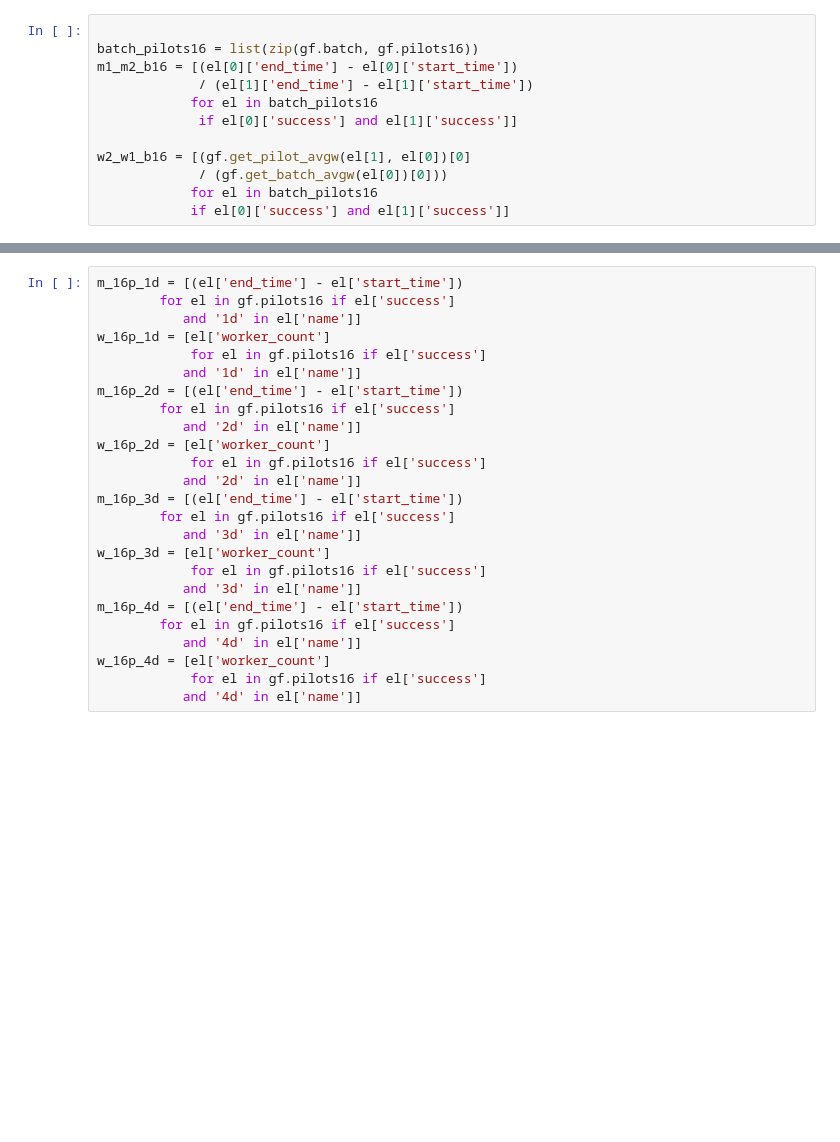
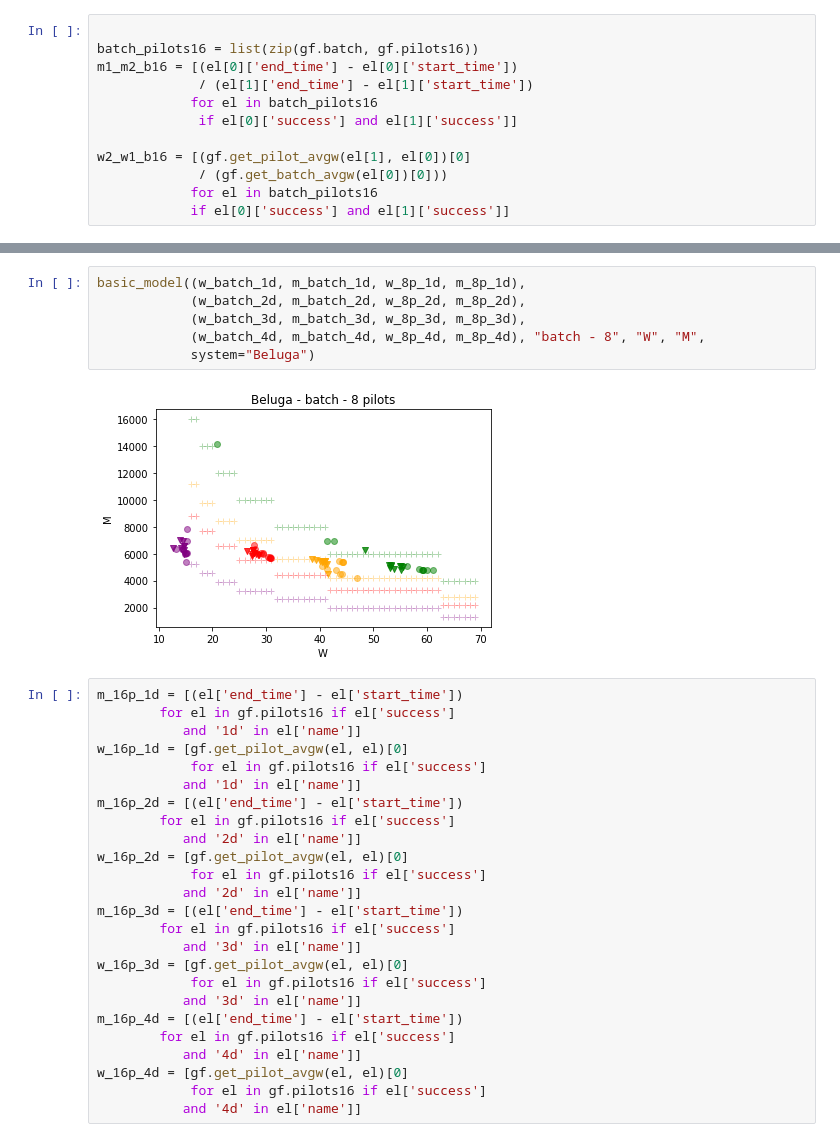
Before and after one commit to big-data-lab-team/spa, a Jupyter notebook: experiments/notebooks/spa-figures-BELUGA.ipynb, the cells around one changed output, grey strips where cells are left out. Cells and saved outputs as stored; diff of their text form; blank space fills up the shorter version.

```diff
--- a/experiments/notebooks/spa-figures-BELUGA.ipynb
+++ b/experiments/notebooks/spa-figures-BELUGA.ipynb
@@ -287,26 +299,34 @@ basic_model((w_8p_1d, m_8p_1d),
+# %%
+basic_model((w_batch_1d, m_batch_1d, w_8p_1d, m_8p_1d),
+            (w_batch_2d, m_batch_2d, w_8p_2d, m_8p_2d),
+            (w_batch_3d, m_batch_3d, w_8p_3d, m_8p_3d),
+            (w_batch_4d, m_batch_4d, w_8p_4d, m_8p_4d), "batch - 8", "W", "M",
+            system="Beluga")
+# %% [output]
+[figure, added]
 # %%
 m_16p_1d = [(el['end_time'] - el['start_time'])
         for el in gf.pilots16 if el['success']
            and '1d' in el['name']]
-w_16p_1d = [el['worker_count']
+w_16p_1d = [gf.get_pilot_avgw(el, el)[0]
             for el in gf.pilots16 if el['success']
            and '1d' in el['name']]
 m_16p_2d = [(el['end_time'] - el['start_time'])
         for el in gf.pilots16 if el['success']
            and '2d' in el['name']]
-w_16p_2d = [el['worker_count']
+w_16p_2d = [gf.get_pilot_avgw(el, el)[0]
             for el in gf.pilots16 if el['success']
            and '2d' in el['name']]
 m_16p_3d = [(el['end_time'] - el['start_time'])
         for el in gf.pilots16 if el['success']
            and '3d' in el['name']]
-w_16p_3d = [el['worker_count']
+w_16p_3d = [gf.get_pilot_avgw(el, el)[0]
             for el in gf.pilots16 if el['success']
            and '3d' in el['name']]
 m_16p_4d = [(el['end_time'] - el['start_time'])
         for el in gf.pilots16 if el['success']
            and '4d' in el['name']]
-w_16p_4d = [el['worker_count']
+w_16p_4d = [gf.get_pilot_avgw(el, el)[0]
             for el in gf.pilots16 if el['success']
            and '4d' in el['name']]
 # %%
```
Also changed, not shown: parts of 23 cells of this notebook, 1 other file.
